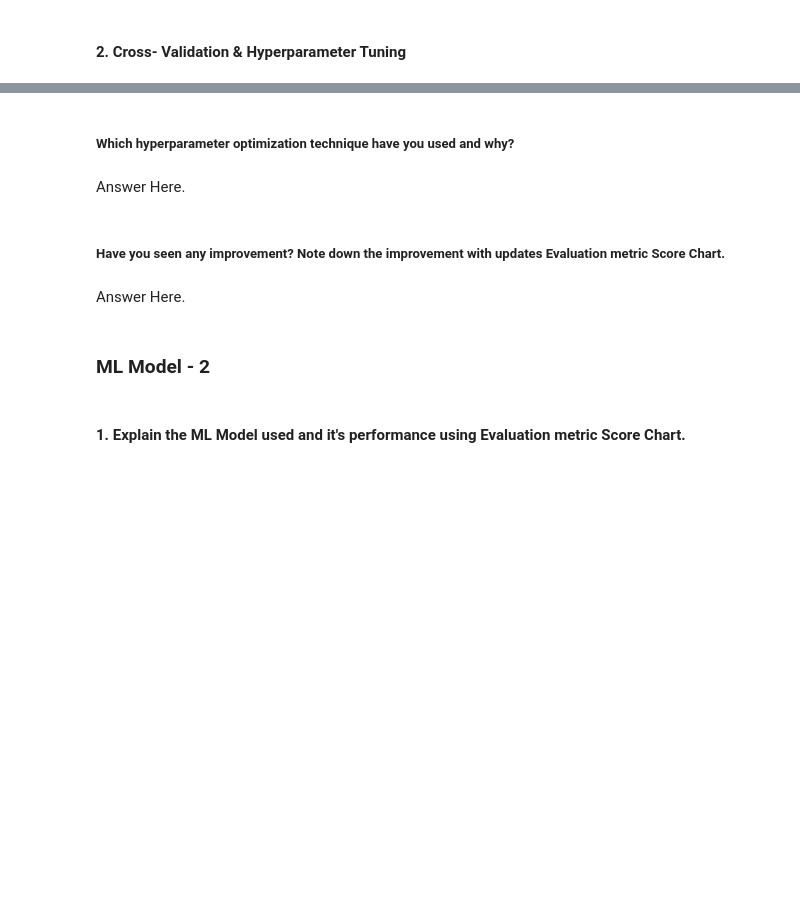
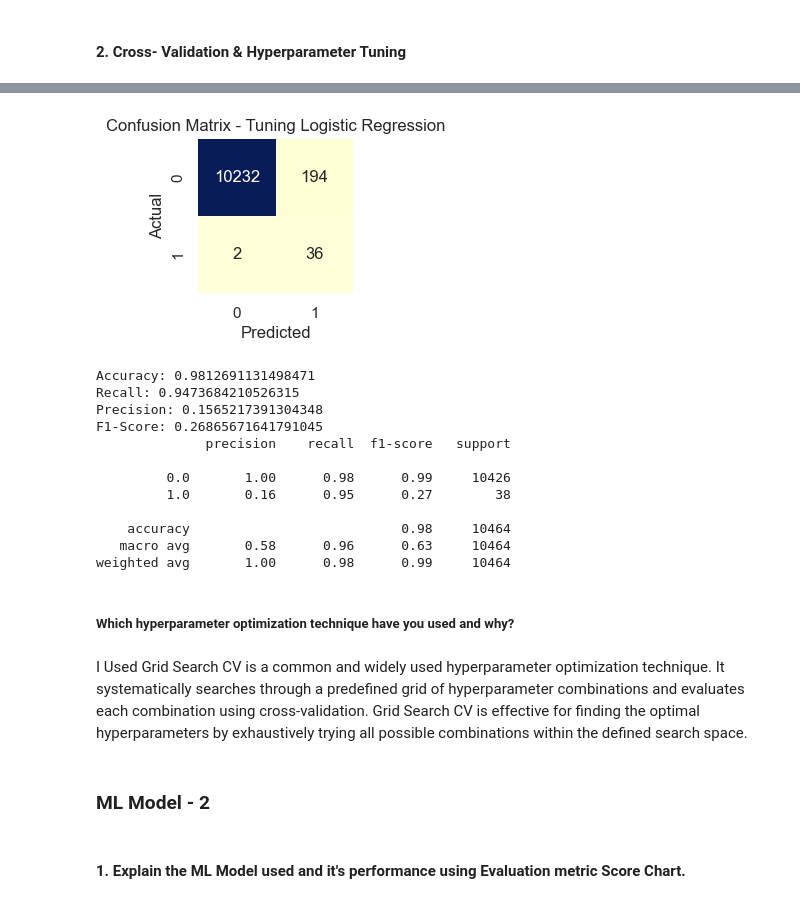
Before and after one commit to Mostaqul143/Credit-Card-Fraud-Transaction-Detection, a Jupyter notebook: Project.ipynb, the cells around one changed output, grey strips where cells are left out. Cells and saved outputs as stored; diff of their text form; code cells hidden in the pictures; blank space fills up the shorter version.

```diff
--- a/Project.ipynb
+++ b/Project.ipynb
@@ -535,11 +730,56 @@ I chose SMOTE because it is effective in addressing the class imbalance problem
+# %%
+lr_tuning=LogisticRegression(C=1000,penalty='l2')
+# %%
+# Fit the Tuning model
+
+lr_tuning.fit(X_train_smote,y_train_smote)
+
+# Predict on the model
+y_pred_tuning=lr_tuning.predict(X_test_scaled)
+# %%
+# Compute the confusion matrix
+confusion_mat = confusion_matrix(y_test, y_pred_tuning)
+
+# Create a heatmap for the confusion matrix
+plt.figure(figsize=(2,2))
+sns.heatmap(confusion_mat, annot=True, fmt='d', cmap='YlGnBu', cbar=False)
+plt.xlabel('Predicted')
+plt.ylabel('Actual')
+plt.title('Confusion Matrix - Tuning Logistic Regression')
+plt.show()
+
+
+accuracy = accuracy_score(y_test, y_pred_tuning)
+recall = recall_score(y_test, y_pred_tuning)
+precision = precision_score(y_test, y_pred_tuning)
+f1 = f1_score(y_test, y_pred_tuning)
+
+print("Accuracy:", accuracy)
+print("Recall:", recall)
+print("Precision:",precision)
+print("F1-Score:",f1)
+
+
+
+print(classification_report(y_test, y_pred_tuning))
+# %% [output]
+[figure, added]
+Accuracy: 0.9812691131498471
+Recall: 0.9473684210526315
+Precision: 0.1565217391304348
+F1-Score: 0.26865671641791045
+              precision    recall  f1-score   support
+
+         0.0       1.00      0.98      0.99     10426
+         1.0       0.16      0.95      0.27        38
+
+    accuracy                           0.98     10464
+   macro avg       0.58      0.96      0.63     10464
+weighted avg       1.00      0.98      0.99     10464
 # %% [markdown]
 ##### Which hyperparameter optimization technique have you used and why?
-# %% [markdown]
-Answer Here.
-# %% [markdown]
-##### Have you seen any improvement? Note down the improvement with updates Evaluation metric Score Chart.
-# %% [markdown]
-Answer Here.
+# %% [markdown]
+I Used Grid Search CV is a common and widely used hyperparameter optimization technique. It systematically searches through a predefined grid of hyperparameter combinations and evaluates each combination using cross-validation. Grid Search CV is effective for finding the optimal hyperparameters by exhaustively trying all possible combinations within the defined search space.
 # %% [markdown]
 ### ML Model - 2
 # %% [markdown]
```
Also changed, not shown: parts of 62 cells of this notebook.
